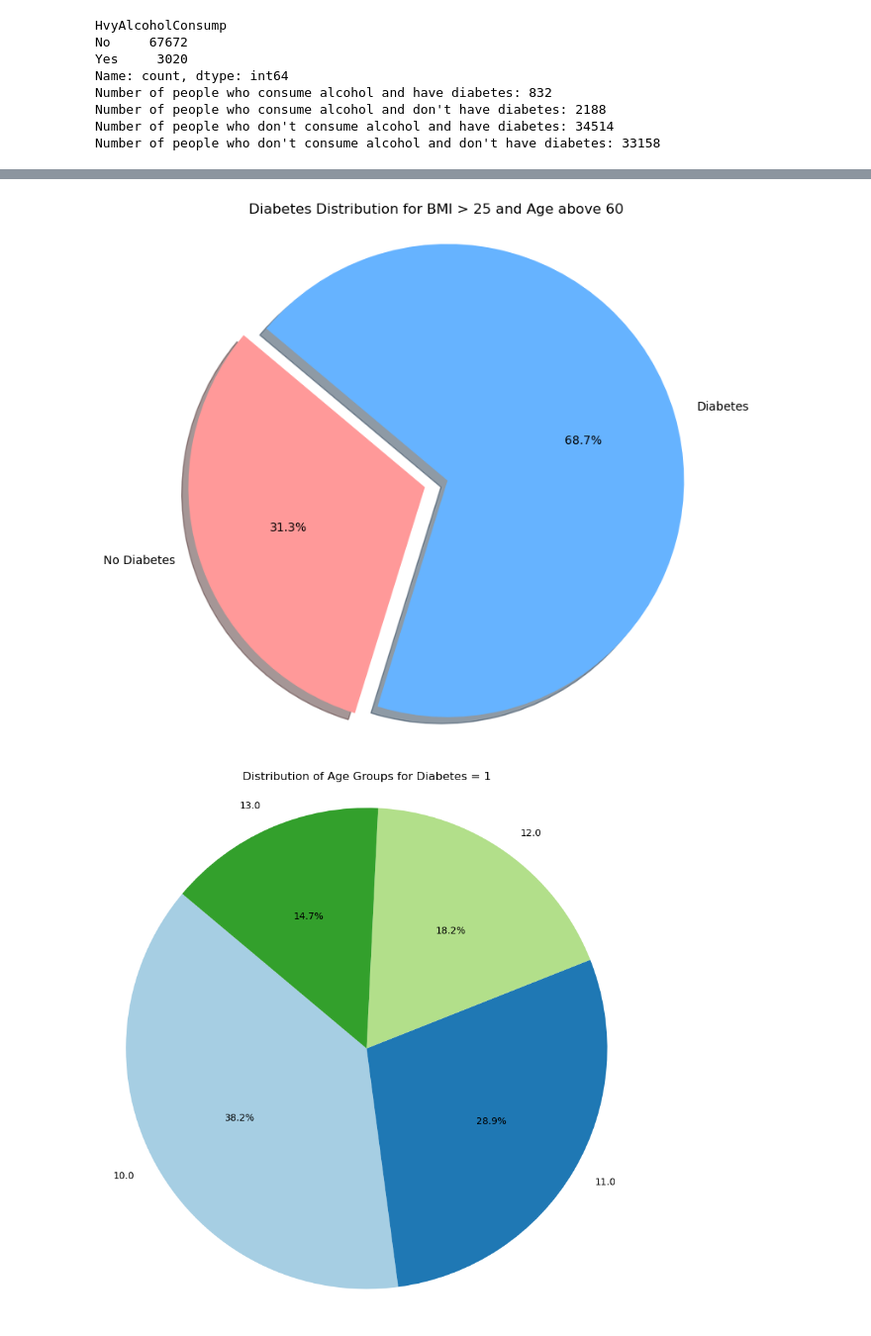
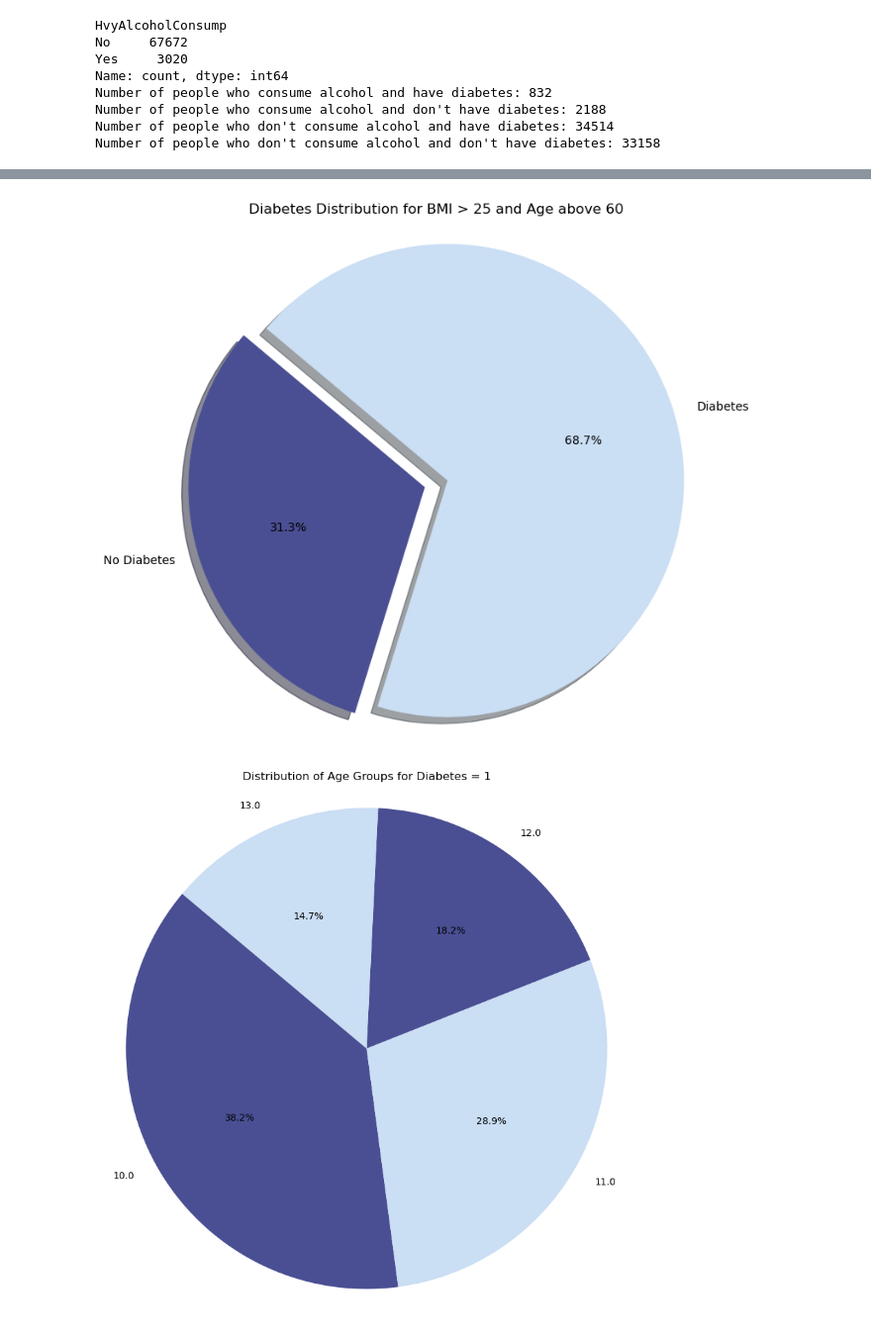
Before and after one commit to jjmccarty/project2_diabetes_outcomes, a Jupyter notebook: Test_RandomForest_with StandardScaler.ipynb, the cells around one changed output, grey strips where cells are left out. Shown at 99% size. Cells and saved outputs as stored; diff of their text form; code cells hidden in the pictures.

```diff
--- a/Test_RandomForest_with StandardScaler.ipynb
+++ b/Test_RandomForest_with StandardScaler.ipynb
@@ -460,11 +460,11 @@ print(age_diabetes_counts)
 for age in age_diabetes_counts.index:
     labels = ['No Diabetes', 'Diabetes']
     sizes = age_diabetes_counts.loc[age]
-    colors = ['#ff9999','#66b3ff']
+    colors = ['#4A4F93','#CADEF4']
     explode = (0.1, 0)  # explode the 1st slice (No Diabetes)
 
     plt.figure(figsize=(6, 6))
-    plt.pie(sizes, explode=explode, labels=labels, colors=colors, autopct='%1.1f%%',
+    plt.pie(sizes, explode=explode, labels=labels, colors=colors , autopct='%1.1f%%',
             shadow=True, startangle=140)
     plt.title(f'Diabetes Distribution for BMI > 25 and Age between  {age * 6} and {(age + 1) * 6}')
     plt.axis('equal')  # Equal aspect ratio ensures that pie is drawn as a circle.
@@ -474,7 +474,7 @@ for age in age_diabetes_counts.index:
 # Single pie chart with the aggregated data
 labels = ['No Diabetes', 'Diabetes']
 sizes = [age_diabetes_counts['No'].sum(), age_diabetes_counts['Yes'].sum()]
-colors = ['#ff9999', '#66b3ff']
+colors = ['#4A4F93','#CADEF4']
 explode = (0.1, 0)  # explode the 1st slice (No Diabetes)
 
 plt.figure(figsize=(8, 8))
@@ -486,6 +486,11 @@ plt.show()
 
 # Create a pie chart with all the age groups in df distributed as separate sections for Diabetes = 1
 
+labels = ['No Diabetes', 'Diabetes']
+sizes = [age_diabetes_counts['No'].sum(), age_diabetes_counts['Yes'].sum()]
+colors = ['#4A4F93','#CADEF4']
+explode = (0.1, 0)  # explode the 1st slice (No Diabetes)
+
 # Filter the data to include only those with Diabetes = 1
 diabetes_positive = age_counts[age_counts['Diabetes'] == 1]
 
@@ -494,7 +499,7 @@ age_group_counts = diabetes_positive['Age'].value_counts()
 
 # Create a pie chart
 plt.figure(figsize=(10, 10))
-plt.pie(age_group_counts, labels=age_group_counts.index, autopct='%1.1f%%', startangle=140, colors=plt.cm.Paired.colors)
+plt.pie(age_group_counts, labels=age_group_counts.index, colors=colors, autopct='%1.1f%%', startangle=140)
 plt.title('Distribution of Age Groups for Diabetes = 1')
 plt.axis('equal')  # Equal aspect ratio ensures that pie is drawn as a circle.
 plt.show()
@@ -510,7 +515,7 @@ age_group_counts = diabetes_negative['Age'].value_counts()
 
 # Create a pie chart
 plt.figure(figsize=(10, 10))
-plt.pie(age_group_counts, labels=age_group_counts.index, autopct='%1.1f%%', startangle=140, colors=plt.cm.Paired.colors)
+plt.pie(age_group_counts, labels=age_group_counts.index, colors=colors, autopct='%1.1f%%', startangle=140)
 plt.title('Distribution of Age Groups for Diabetes = 0')
 plt.axis('equal')  # Equal aspect ratio ensures that pie is drawn as a circle.
 plt.show()
@@ -534,2 +539,2 @@ Age
-[figure, old version]
+[figure, new version]
-[figure, old version]
+[figure, new version]
```
Also changed, not shown: parts of 1 cell of this notebook.
